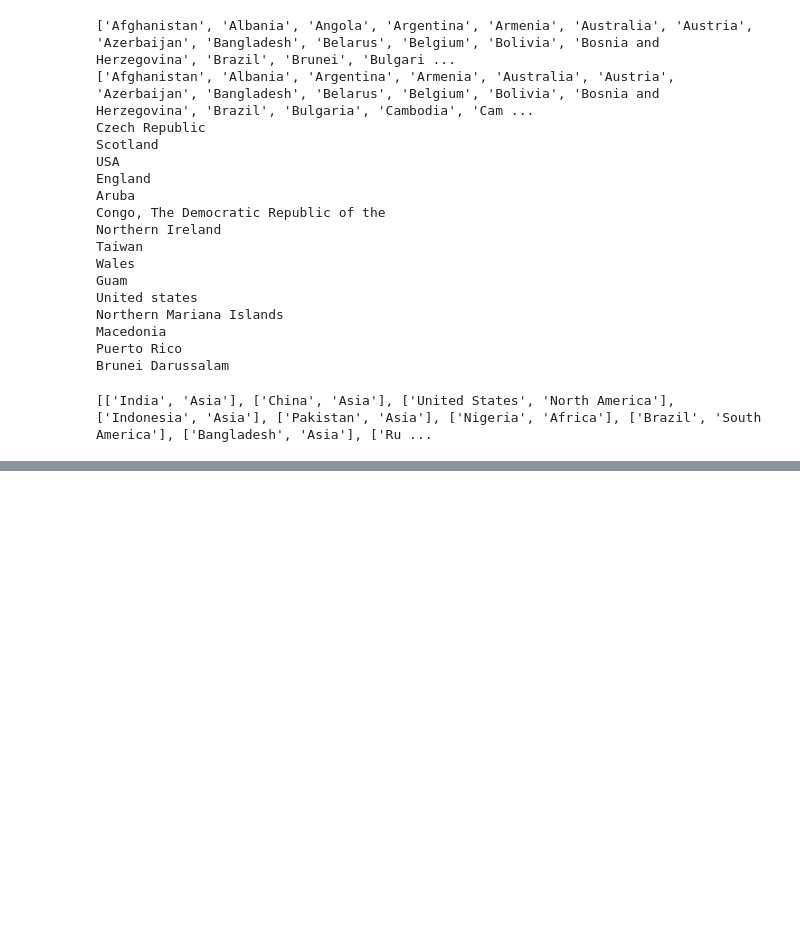
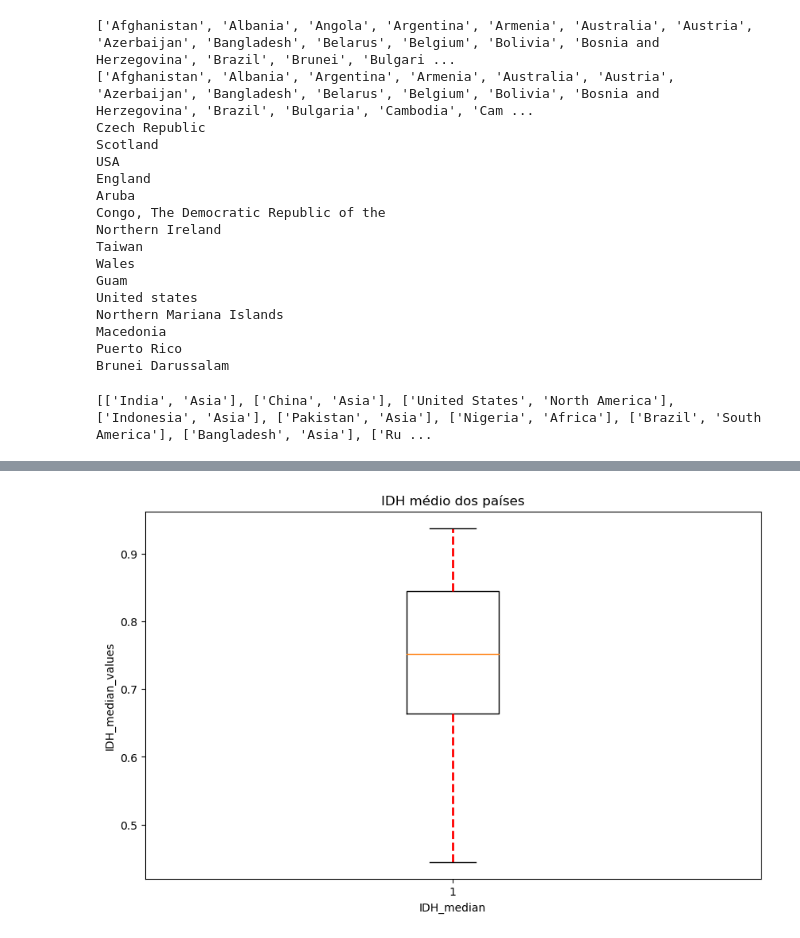
Before and after one commit to AgenteMaya/lutas_proj_dados, a Jupyter notebook: cleaningGettingCountries.ipynb, the cells around one changed output, grey strips where cells are left out. Saved outputs shown, nothing was run; the diff lists cells and outputs as text; code cells hidden in the pictures; blank space fills up the shorter version.

Commit message:
dataset novo e alguns plots

```diff
--- a/cleaningGettingCountries.ipynb
+++ b/cleaningGettingCountries.ipynb
@@ -421,0 +360,14 @@ new_idh_df.head(2429)
+# %%
+print(len(region_column))  # Deve ser igual ao número de linhas de df_idh
+print(df_idh.shape[0])  # Verifique o número de linhas de df_idh
+
+
+df_region = pd.DataFrame({
+    "Region": region_column
+})
+
+
+
+new_idh_df = pd.concat([df_idh.reset_index(drop=True), df_region.reset_index(drop=True)], axis=1)
+
+new_idh_df.head(10)
@@ -421,0 +395,16 @@ new_idh_df.head(2429)
+# %%
+#Boxplot
+#primeiro criamos um df auxiliar com as medias de idh de casa país
+media_idh_paises= []
+for country in l_idh:
+    subset = new_idh_df[new_idh_df['Entity'] == country]
+    media_idh_paises.append(subset['Human Development Index'].median())
+
+df_aux = pd.DataFrame({
+    "Country":l_idh,
+    "IDH_median":media_idh_paises
+})
+
+print(df_aux.dtypes)
+
+df_aux.head(10)
@@ -421,0 +426,12 @@ new_idh_df.head(2429)
+# %%
+#plotando o idh médio
+fig, ax = plt.subplots(figsize=(10, 6))
+
+ax.boxplot(df_aux['IDH_median'], whiskerprops=dict(linestyle='--', linewidth=2, color='red'))
+ax.set_title('IDH médio dos países')
+ax.set_xlabel('IDH_median')
+ax.set_ylabel('IDH_median_values')
+
+plt.show()
+# %% [output]
+[figure, added]
```
Also changed, not shown: parts of 11 cells of this notebook, 1 other file.
